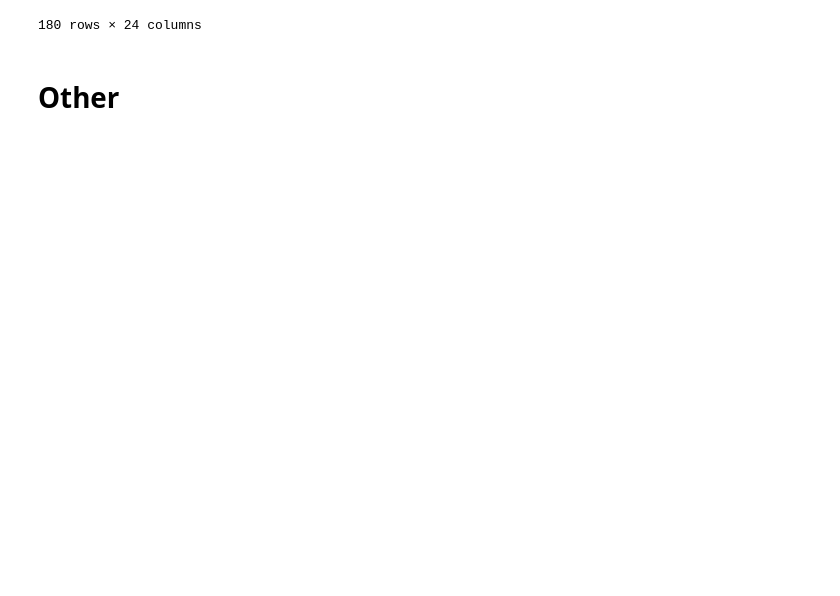
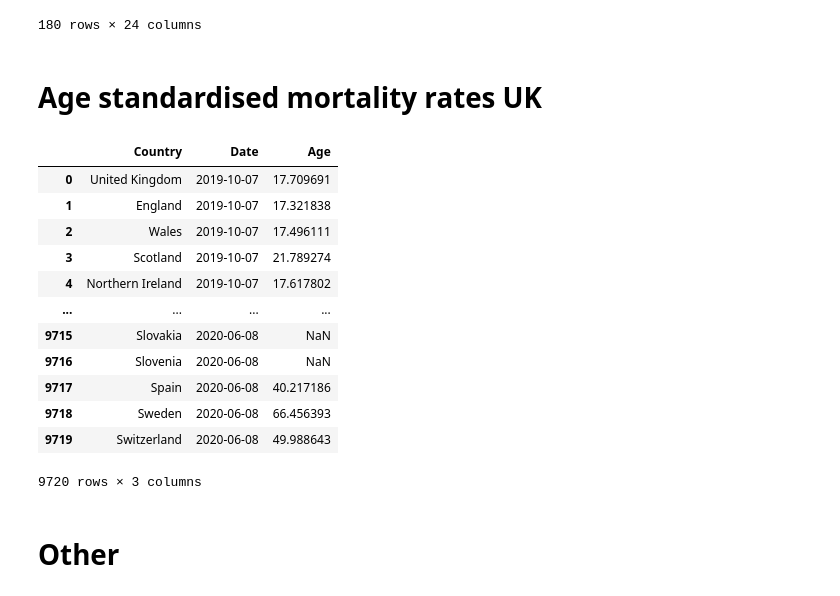
Before and after one commit to mvanitha/WIDDatathon, a Jupyter notebook: WIDDatathon.ipynb, the cells around one changed output. Saved outputs shown, nothing was run; the diff lists cells and outputs as text; code cells hidden in the pictures; blank space fills up the shorter version.

Commit message:
Dataset: Added age mortality rates from Megan

```diff
--- a/WIDDatathon.ipynb
+++ b/WIDDatathon.ipynb
@@ -5,7 +5,7 @@ import numpy as py
 from pandas_profiling import ProfileReport
 import seaborn as sns
 # %%
-folder = os.getcwd()
+folder = os.getcwd() +r"/Data Files"
 odata = pd.read_csv(folder +r"/COVID19 Hackathon Dataset.csv")
 odata.head(5)
 # %% [output]
@@ -210,6 +210,31 @@ supp.to_csv(folder + r'/countries.csv',index=False)
 | 41378 | Africa | Zambia | 24.7 | 4.76 | 3650.0 | -0.656137 | -0.559209 | ... |
 | 41581 | Africa | Zimbabwe | 38.4 | 3.47 | 2410.0 | -1.235616 | -1.198860 | ... |
 180 rows × 24 columns
+# %% [markdown]
+# Age standardised mortality rates UK
+# %%
+age = pd.read_excel(folder + r"/Age standardised mortality rates UK.xlsx")
+#age.shape
+#age.head(5)
+age_unpivot = pd.melt(age, id_vars='Country')
+age_unpivot = age_unpivot.rename(columns={'variable':'Date','value':'Age'})
+display(age_unpivot)
+
+age_unpivot.to_csv(folder + r'/Age standardised mortality rates UK_unpivot.csv',index=False)
+# %% [output]
+|  | Country | Date | Age |
+| 0 | United Kingdom | 2019-10-07 | 17.709691 |
+| 1 | England | 2019-10-07 | 17.321838 |
+| 2 | Wales | 2019-10-07 | 17.496111 |
+| 3 | Scotland | 2019-10-07 | 21.789274 |
+| 4 | Northern Ireland | 2019-10-07 | 17.617802 |
+| ... | ... | ... | ... |
+| 9715 | Slovakia | 2020-06-08 | NaN |
+| 9716 | Slovenia | 2020-06-08 | NaN |
+| 9717 | Spain | 2020-06-08 | 40.217186 |
+| 9718 | Sweden | 2020-06-08 | 66.456393 |
+| 9719 | Switzerland | 2020-06-08 | 49.988643 |
+9720 rows × 3 columns
 # %% [markdown]
 # Other
 # %%
```
Also changed, not shown: 2 other files.
